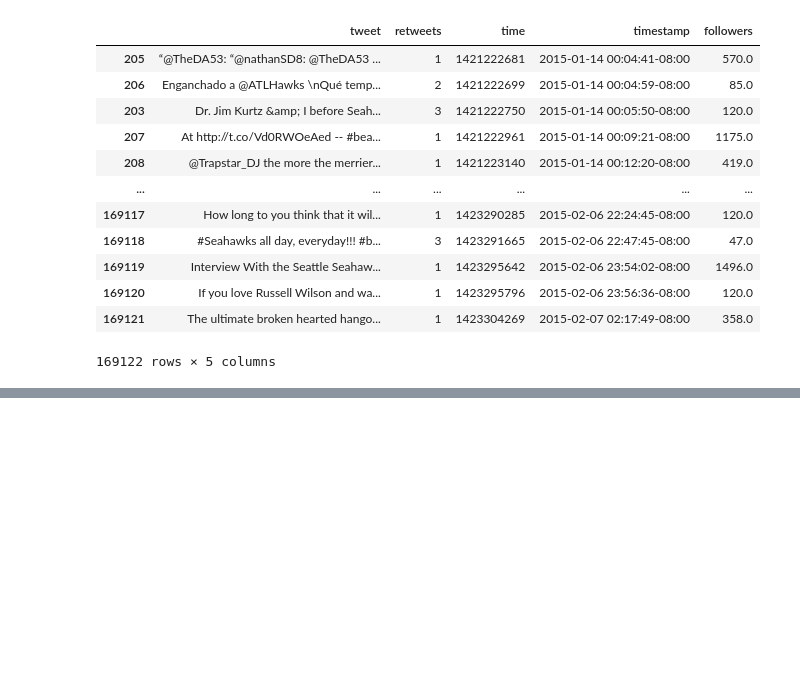
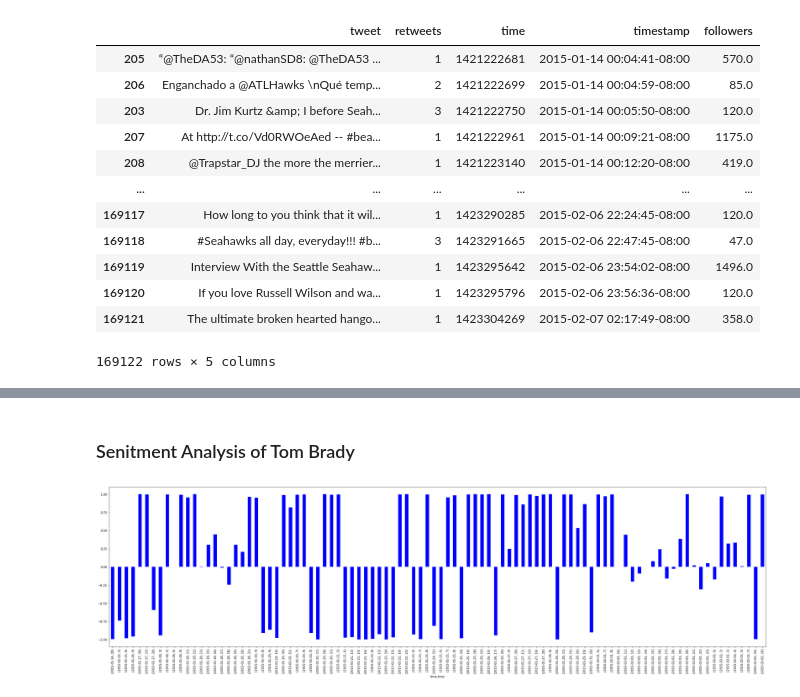
Before and after one commit to zhz03/ECE219_data_mining_project, a Jupyter notebook: Project_4/Project4_sp.ipynb, the cells around one changed output, grey strips where cells are left out. Saved outputs shown, nothing was run; the diff lists cells and outputs as text; code cells hidden in the pictures; blank space fills up the shorter version.

Commit message:
add sentiment analysis

```diff
--- a/Project_4/Project4_sp.ipynb
+++ b/Project_4/Project4_sp.ipynb
@@ -173,0 +248,3 @@ Avg number of followers -  8814.96799424623
+# %%
+from transformers import pipeline
+pipe = pipeline(task='text2text-generation', model='facebook/m2m100_418M')
@@ -173,0 +289,35 @@ Avg number of followers -  8814.96799424623
+# %%
+def get_player(text, player=['tom', 'brady']):
+    with open(text+'.txt', 'r',encoding="utf8") as f:
+        retweet_count, fav_count, followers, place, title, time = [],[],[],[],[],[]
+        sentiment_polarity, sentiment_score = [], []
+        pst_tz = pytz.timezone('US/Pacific')
+        for line in f:
+            tweet = json.loads(line)
+            tweet_text = tweet['title']
+            tweet_text = tweet_text.lower().split()
+            for word in player:
+                if word in tweet_text:
+                    title.append(tweet['title'])
+                    retweet_count.append(tweet['metrics']['citations']['total'])
+                    fav_count.append(tweet['tweet']['favorite_count'])
+                    followers.append(tweet['author']['followers'])
+                    time.append(datetime.datetime.fromtimestamp(tweet['citation_date'], pst_tz))
+                    place.append(tweet['tweet']['user']['location'])
+                    cleaned_tweet = clean_tweet(tweet['title'])
+                    if not tweet['tweet']['lang'] == 'en':
+                        senti_polarity, senti_score = translate_and_transformer_sentiment(cleaned_tweet)
+                        sentiment_polarity.append(senti_polarity)
+                        sentiment_score.append(senti_score)
+                    else:
+                        senti_polarity, senti_score = transformer_sentiment(cleaned_tweet)
+                        sentiment_polarity.append(senti_polarity)
+                        sentiment_score.append(senti_score)
+                    break
+    d = {'title':title, 'retweet_count':retweet_count, 'favourite_count': fav_count, 'followers':followers,
+         'time':time,'place':place, 'sentiment_polarity':sentiment_polarity, 'sentiment_score':sentiment_score}
+    df = pd.DataFrame(d)
+    return df
+################ Get relevant data #########################
+# %%
+df = get_player('tweets_#gopatriots')
@@ -173,0 +344,11 @@ Avg number of followers -  8814.96799424623
+# %% [markdown]
+### Senitment Analysis of Tom Brady
+# %%
+## plot for each hour
+times = pd.to_datetime(df.time)
+grouped = df.groupby([times.dt.date, times.dt.hour]).sentiment_score.mean()
+## let us create timeseries of the sentiment data
+sentimentSeries = pd.Series(data=list(grouped), index=grouped.keys())
+sentimentSeries.plot.bar(figsize=(40,10), color='b');
+# %% [output]
+[figure, added]
```
Also changed, not shown: parts of 25 cells of this notebook.
